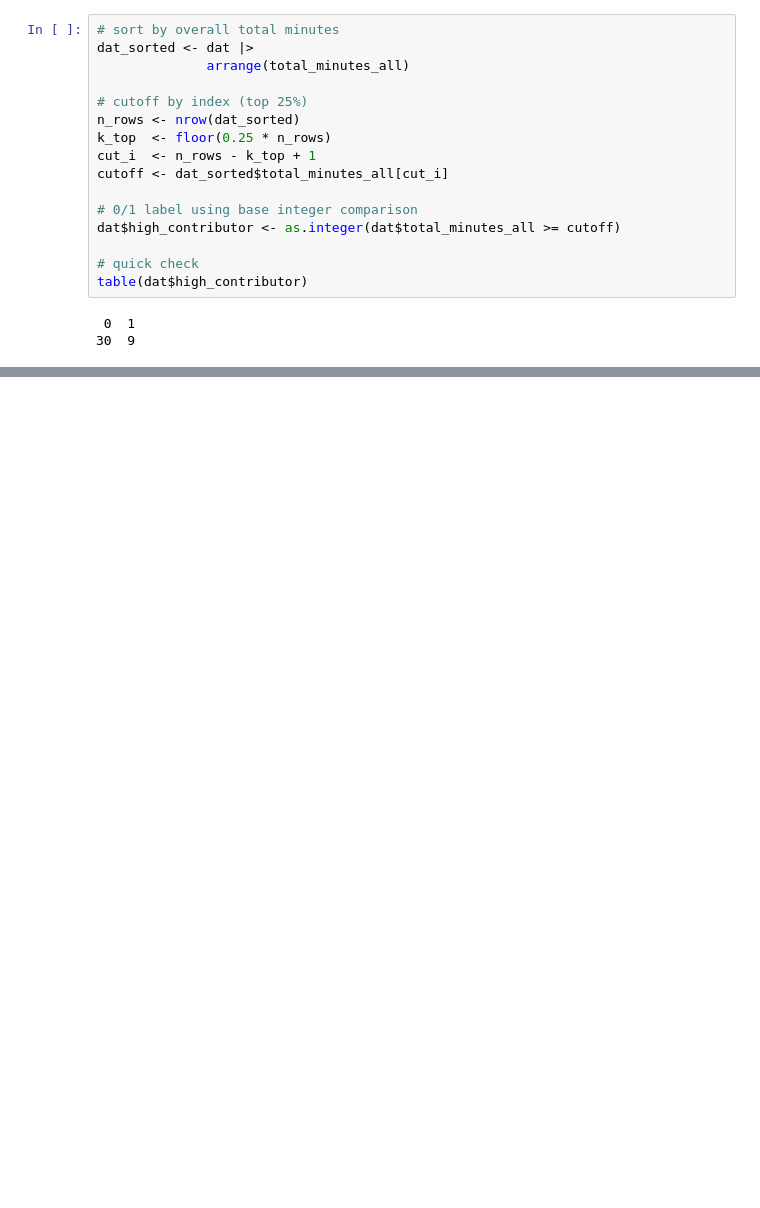
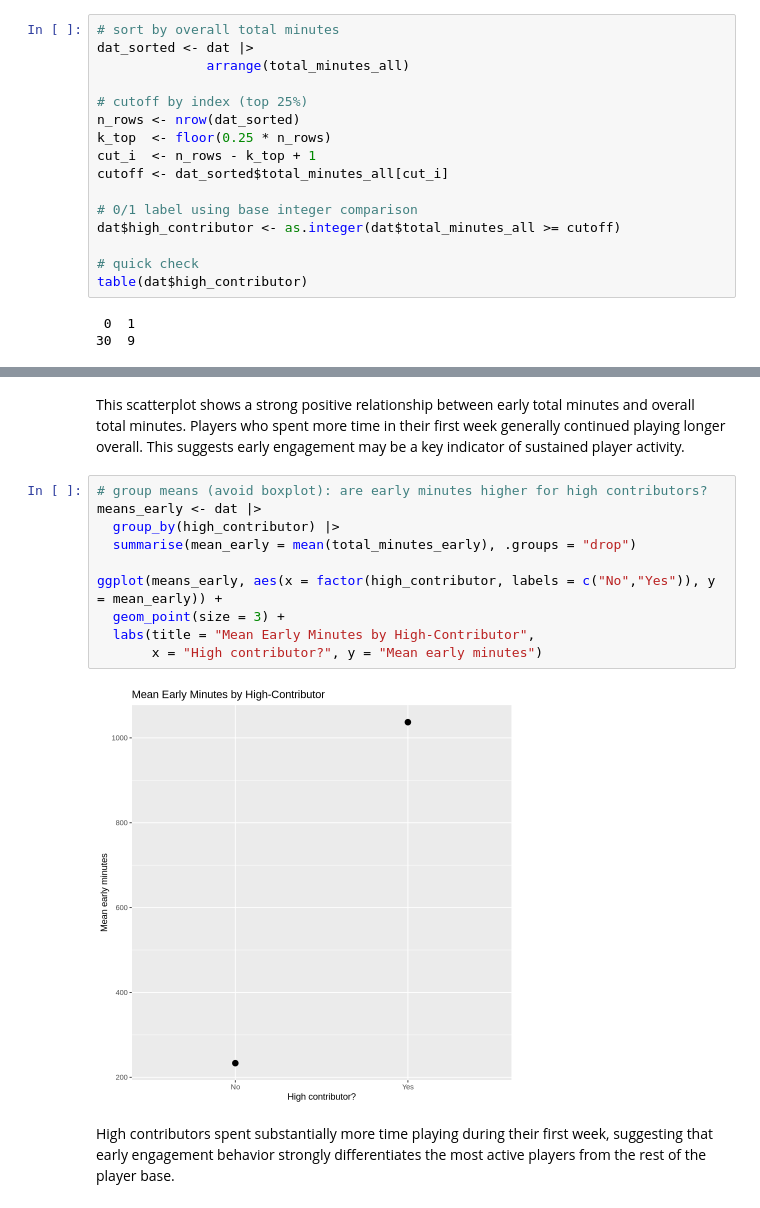
Before and after one commit to annanguyen0605/individual_project, a Jupyter notebook: individual_project_final.ipynb, the cells around one changed output, grey strips where cells are left out. Saved outputs shown, nothing was run; the diff lists cells and outputs as text; blank space fills up the shorter version.

```diff
--- a/individual_project_final.ipynb
+++ b/individual_project_final.ipynb
@@ -252,0 +283,16 @@ table(dat$high_contributor)
+# %% [markdown]
+This scatterplot shows a strong positive relationship between early total minutes and overall total minutes. Players who spent more time in their first week generally continued playing longer overall. This suggests early engagement may be a key indicator of sustained player activity.
+# %%
+# group means (avoid boxplot): are early minutes higher for high contributors?
+means_early <- dat |>
+  group_by(high_contributor) |>
+  summarise(mean_early = mean(total_minutes_early), .groups = "drop")
+
+ggplot(means_early, aes(x = factor(high_contributor, labels = c("No","Yes")), y = mean_early)) +
+  geom_point(size = 3) +
+  labs(title = "Mean Early Minutes by High-Contributor",
+       x = "High contributor?", y = "Mean early minutes")
+# %% [output]
+[figure, added]
+# %% [markdown]
+High contributors spent substantially more time playing during their first week, suggesting that early engagement behavior strongly differentiates the most active players from the rest of the player base.
```
Also changed, not shown: parts of 5 cells of this notebook.
